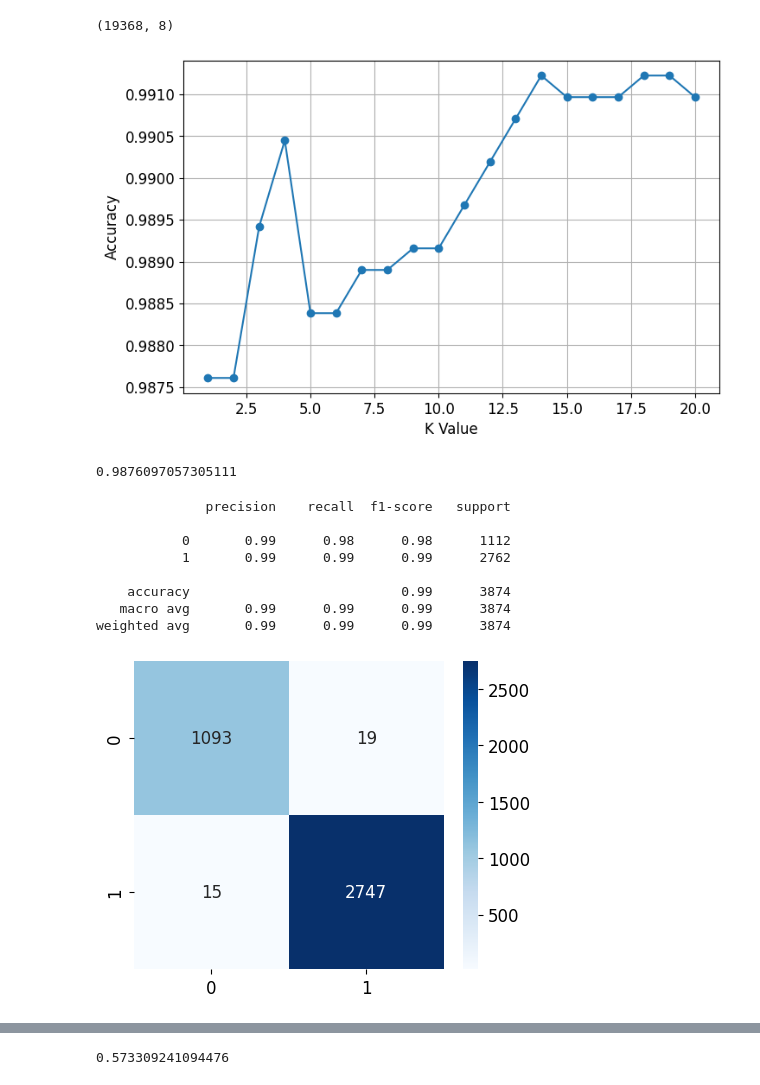
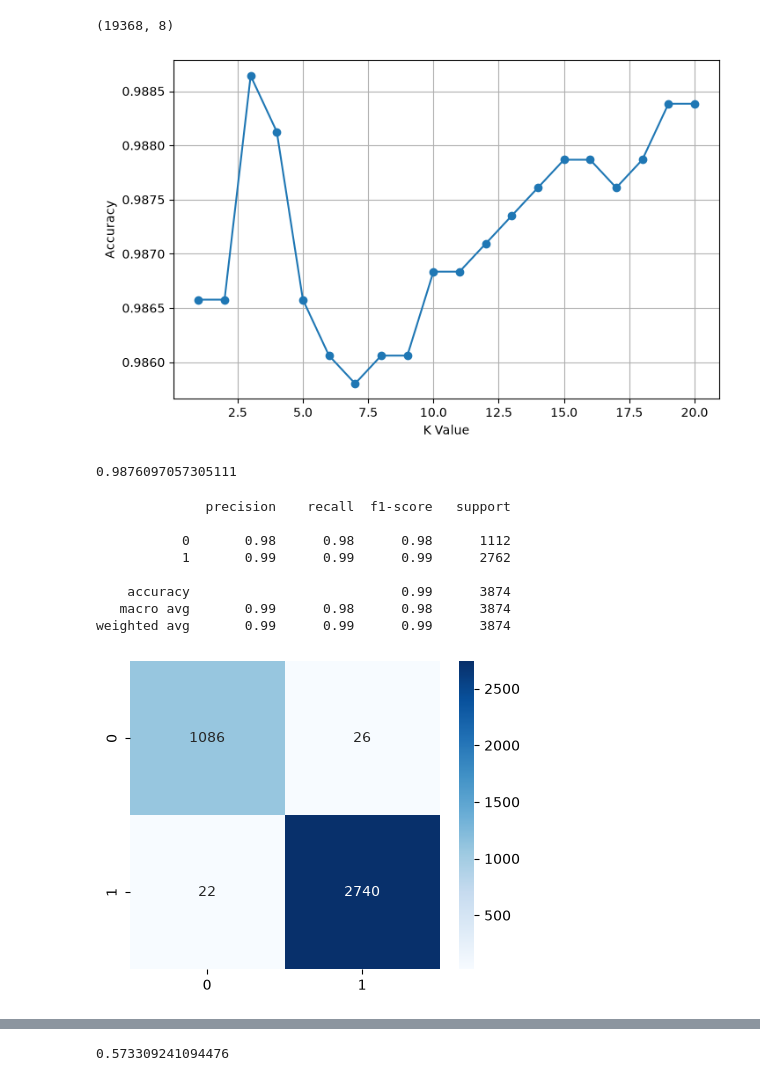
Before and after one commit to remonrefaat18-a11y/ML_project1, a Jupyter notebook: notebooks/Knn and naive.ipynb, the cells around one changed output, grey strips where cells are left out. Saved outputs shown, nothing was run; the diff lists cells and outputs as text; code cells hidden in the pictures.

```diff
--- a/notebooks/Knn and naive.ipynb
+++ b/notebooks/Knn and naive.ipynb
@@ -22,25 +22,31 @@ X.shape
 # %% [output]
 (19368, 8)
 # %%
+scaler = RobustScaler()
+
+X_train = scaler.fit_transform(X_train)
+
+X_test = scaler.transform(X_test)
+
 accuracy_list = []
 
 k_values = range(1,21)
 
 for k in k_values:
     model = KNeighborsClassifier(n_neighbors=k , weights='distance')
     model.fit(X_train, y_train)
     pred = model.predict(X_test)
     score = accuracy_score(y_test,pred)
     accuracy_list.append(score)
 
 plt.figure(figsize=(8,5))
 plt.plot(k_values, accuracy_list, marker="o")
 plt.xlabel("K Value")
 plt.ylabel("Accuracy")
 plt.grid()
 plt.show()
 # %% [output]
-[figure, old version]
+[figure, new version]
 # %%
 knn = KNeighborsClassifier(n_neighbors = 14, weights='distance')
 knn.fit(X_train,y_train)
@@ -53,11 +59,11 @@ print(classification_report(y_test,y_pred))
 # %% [output]
               precision    recall  f1-score   support
 
-           0       0.99      0.98      0.98      1112
+           0       0.98      0.98      0.98      1112
            1       0.99      0.99      0.99      2762
 
     accuracy                           0.99      3874
-   macro avg       0.99      0.99      0.99      3874
+   macro avg       0.99      0.98      0.98      3874
 weighted avg       0.99      0.99      0.99      3874
 # %%
 cm = confusion_matrix(y_test, y_pred)
@@ -72,7 +78,7 @@ sns.heatmap(
 )
 plt.show()
 # %% [output]
-[figure, old version]
+[figure, new version]
 # %%
 fpr, tpr, thresholds = roc_curve(y_test, y_pred)
 
```
Also changed, not shown: parts of 3 cells of this notebook, 2 other files.
